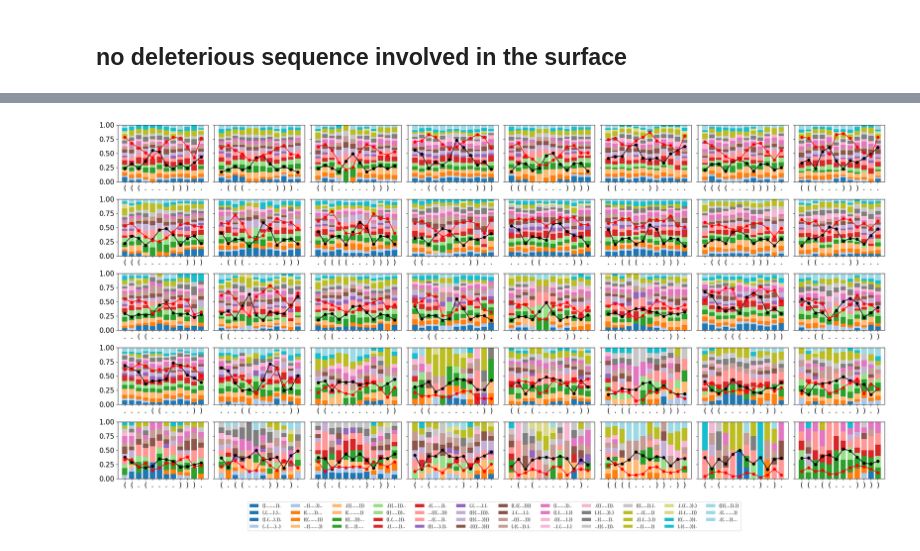
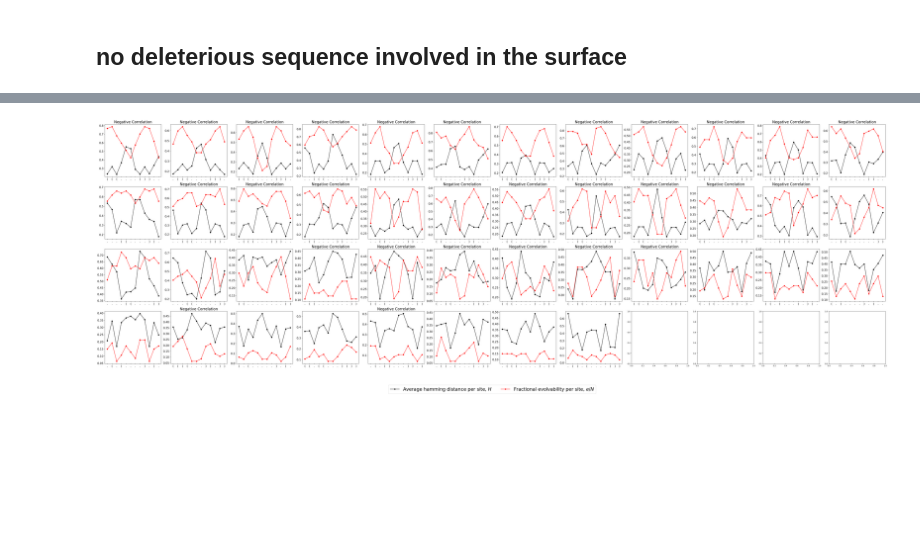
Before and after one commit to paulagrcg/phenodistance, a Jupyter notebook: plots/plotsnotebook.ipynb, the cells around one changed output, grey strips where cells are left out. Saved outputs shown, nothing was run; the diff lists cells and outputs as text; code cells hidden in the pictures; blank space fills up the shorter version.

Commit message:
evol correlations

```diff
--- a/plots/plotsnotebook.ipynb
+++ b/plots/plotsnotebook.ipynb
@@ -474,9 +458,25 @@ for pheno, sites_dict in phenos_site_set.items():
 phenotypes = list(phenotypes)
 
 # Create the subplots
-fig, axs = plt.subplots(5, 8, figsize=(24, 12), sharey=True)
-plt.rcParams['axes.labelsize'] = 5
-plt.rcParams['axes.titlesize'] = 5
+
+# Calculate the number of subplots
+num_subplots = len(sort_neutralsets.keys()) - 1
+
+# Define the number of rows
+num_rows = 4
+
+# Calculate the number of columns needed
+num_cols = (num_subplots + num_rows - 1) // num_rows
+
+# Create a figure with the appropriate number of subplots
+fig, axs = plt.subplots(num_rows, num_cols, figsize=(num_cols * 5, num_rows * 5))
+
+# Flatten the axs array for easy iteration
+axs = axs.flatten()
+
+
+plt.rcParams['axes.labelsize'] = 10
+plt.rcParams['axes.titlesize'] = 10
 
 # Generate a colormap
 colors = cm.get_cmap('tab20', len(phenotypes))
@@ -484,53 +484,69 @@ colors = cm.get_cmap('tab20', len(phenotypes))
 # Collect handles and labels for the legend
 handles, labels = [], []
 
 for i, ax in enumerate(axs.flatten()):
     if i < len(phenos_site_set):
         key = list(sort_neutralsets.keys())[i + 1]
+        sorted_hamming_local_site_nodel = dict(sorted(hamming_local_site_nodel[key].items(), key=lambda item: int(item[0])))
+        if (len(sorted_hamming_local_site_nodel)) !=12: continue
+        sites_dict = phenos_site_set[key]
+        sites = list(range(1, 13))
+        data = defaultdict(lambda: [0] * len(sites))
 
-        sites_dict = phenos_site_set[key]
-
-        data = defaultdict(lambda: [0] * len(sites))
-        dataevolvability = [0]*L
-
-        sites = list(range(1, 13))
 
         # Fill the data dictionary with relative areas
         for site in sites_dict:
             for subpheno, value in sites_dict[site].items():
-                data[subpheno][site - 1] += value
+                data[subpheno][site] += value
 
-            dataevolvability[site - 1] = phenos_site_evol[key][site]/(len(sort_neutralsets)-1) #fractional evolvability
             #fraction of mutations that go to different phenotypes per site
         # Calculate the bottom positions for stacking
-        bottom = np.zeros(len(sites))
+        #bottom = np.zeros(len(sites))
 
         # Plot each subpheno with a unique color
-        for j, subpheno in enumerate(phenotypes):
-            values = data[subpheno]
-            bar = ax.bar(sites, values, bottom=bottom, label=subpheno, color=colors(j))
-            bottom += values
-            if i == 0:  # Collect handles and labels from the first subplot
-                handles.append(bar[0])
-                labels.append(subpheno)
+        # for j, subpheno in enumerate(phenotypes):
+        #     values = data[subpheno]
+        #     bar = ax.bar(sites, values, bottom=bottom, label=subpheno, color=colors(j))
+        #     bottom += values
+        #     if i == 0:  # Collect handles and labels from the first subplot
+        #         handles.append(bar[0])
+        #         labels.append(subpheno)
 
         # Plot the line plot on top of the bar plot
-        sites = [0]*L
+        # Collect handles and labels for the legend
+        handles, labels = [], []
+
+        # Plot the line plot on top of the bar plot
+        siteshamming = [0]*L
+        dataevolvability = [0]*L
+        dataevolvweight = [0]*L
         for site, avgs in hamming_local_site_nodel[key].items():
-            sites[site] = avgs / edgeD_nodel[key][site]
-        ax.plot(sites_pos, np.array(sites), '-o', color='black')
-        ax.plot(sites_pos, np.array(dataevolvability), '-o', color='red')
+            siteshamming[site] = avgs / edgeD_nodel[key][site]
+            dataevolvability[site] = phenos_site_evol[key][site]/(len(sort_neutralsets)-1) #fractional evolvability
+            dataevolvweight[site] = phenos_site_evol_weight[key][site]#fractional weighted evolvability
+        line1, = ax.plot(sites_pos, np.array(siteshamming), '-o', color='black', label=r'Average hamming distance per site, $H$')
+        line2, = ax.plot(sites_pos, np.array(dataevolvability), '-o', color='red', label=r'Fractional evolvability per site, $e/N$')
+        #line3, = ax.plot(sites_pos, np.array(dataevolvweight), '-o', color='blue', label=r'Weighted evolvability per site, $e^{[w]}$')
+
+        # Collect handles and labels from the plots
+        #handles.extend([line1, line2, line3])
+        #labels.extend([line1.get_label(), line2.get_label(), line3.get_label()])
+        handles.extend([line1, line2])
+        labels.extend([line1.get_label(), line2.get_label()])
+
+        if key in phenosneg: ax.set_title('Negative Correlation', fontsize=20)
         ax.set_xticks(sites_pos)  # Set x-ticks to the positions of the sites
         ax.set_xticklabels([key[i] for i in range(L)])  # Label the x-ticks with the corresponding key sites
         ax.tick_params(axis='both', which='major', labelsize=15)  # Set tick label size
 
 
+
 # Add a legend for the entire figure at the bottom with two rows
-fig.legend(handles, labels, loc='lower center', bbox_to_anchor=(0.5, -0.1), ncol=(len(phenotypes) + 1) // 4, fontsize=10)
+fig.legend(handles, labels, loc='lower center', bbox_to_anchor=(0.5, -0.1), ncol=(len(phenotypes) + 1) // 4, fontsize=25)
 
 # Show the plot
 plt.tight_layout(rect=[0, 0, 1, 0.95])
-plt.savefig("stacked_bar_plot_nodel.png", bbox_inches='tight')
+plt.savefig("evolvabilities.png", bbox_inches='tight')
 plt.show()
 # %% [output]
-[figure, old version]
+[figure, new version]
```
Also changed, not shown: parts of 4 cells of this notebook, 2 other files.
